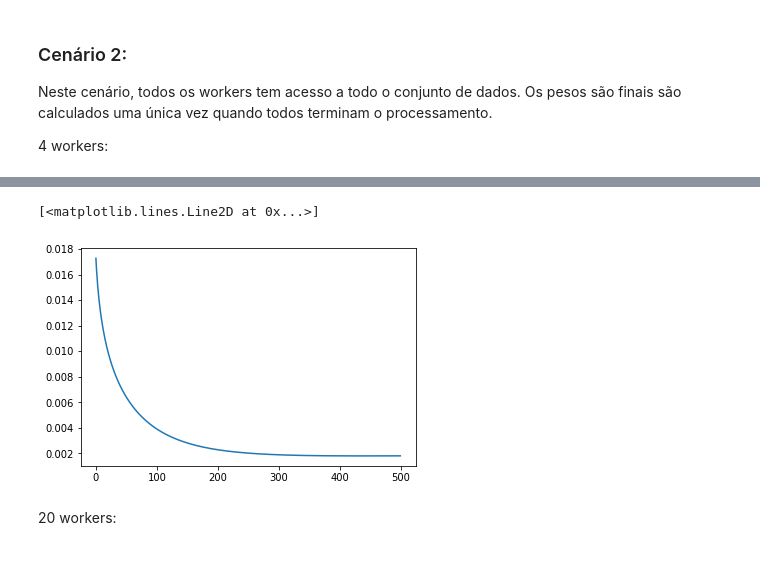
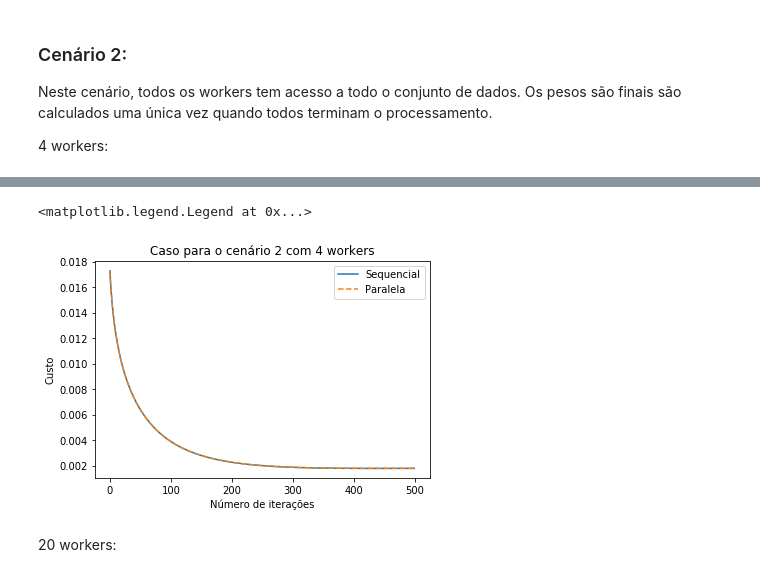
Before and after one commit to jcolares/gdp, a Jupyter notebook: GDParalelo.ipynb, the cells around one changed output, grey strips where cells are left out. Drawn from its saved outputs; the diff is of its cells as text; code cells hidden in the pictures.

```diff
--- a/GDParalelo.ipynb
+++ b/GDParalelo.ipynb
@@ -239,8 +154,13 @@ Wall time: 1.98 s
-# %%
-plt.plot(range(len(costs_4)),costs_4)
-# %% [output]
-[<matplotlib.lines.Line2D at 0x...>]
-[figure, removed]
+# %%
+plt.plot(range(len(costs_4)), costs_4)
+plt.plot(range(len(costs_4_c2)), costs_4_c2,'--')
+plt.ylabel("Custo")
+plt.xlabel("Número de iterações")
+plt.title(f"Caso para o cenário 2 com {n_jobs} workers")
+plt.legend(('Sequencial', 'Paralela'),loc='upper right')
+# %% [output]
+<matplotlib.legend.Legend at 0x...>
+[figure, added]
 # %% [markdown]
 20 workers:
 # %%
```
Also changed, not shown: parts of 57 cells of this notebook, 1 other file.
